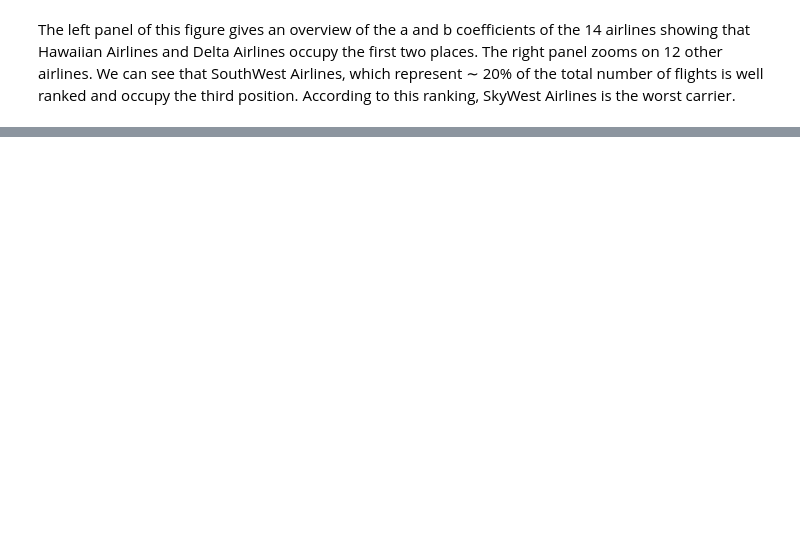
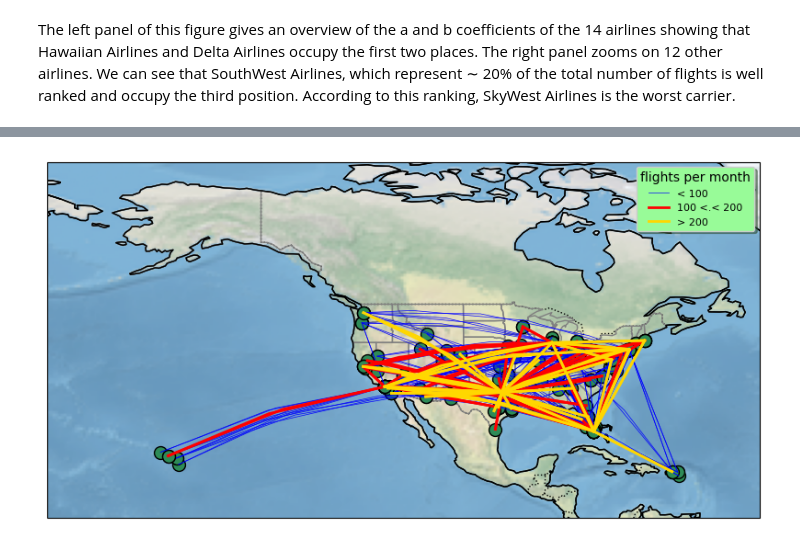
Before and after one commit to arvind-maurya/IIML_Group_Project, a Jupyter notebook: Predicting_flight_delays.ipynb, the cells around one changed output, grey strips where cells are left out. Drawn from its saved outputs; the diff is of its cells as text; code cells hidden in the pictures; blank space fills up the shorter version.

```diff
--- a/Predicting_flight_delays.ipynb
+++ b/Predicting_flight_delays.ipynb
@@ -808,0 +862,84 @@ In the previous section, all the discussion was done on departure delays. Howeve
+# %%
+temp = pd.read_csv('/content/drive/MyDrive/flight_dataset/airports.csv')
+identify_airport = temp.set_index('IATA_CODE')['CITY'].to_dict()
+latitude_airport = temp.set_index('IATA_CODE')['LATITUDE'].to_dict()
+longitude_airport = temp.set_index('IATA_CODE')['LONGITUDE'].to_dict()
+# %%
+import matplotlib.pyplot as plt
+import cartopy.crs as ccrs
+import pandas as pd
+from collections import OrderedDict
+warnings.filterwarnings("ignore")
+
+def make_map(df, carrier, long_min, long_max, lat_min, lat_max):
+    fig = plt.figure(figsize=(10, 10))
+    # ax = fig.add_axes([0., 0., .5, .5])
+    ax = plt.axes(projection=ccrs.PlateCarree())
+    ax.stock_img()
+    ax.set_extent([long_min, long_max, lat_min, lat_max], crs=ccrs.PlateCarree())
+    # ax.set_extent([-180, -50, 10, 75], crs=ccrs.PlateCarree())
+
+
+    ax.coastlines()
+    ax.add_feature(ccrs.cartopy.feature.LAND )
+    ax.add_feature(ccrs.cartopy.feature.BORDERS, linestyle=':')
+    ax.add_feature(ccrs.cartopy.feature.STATES, linestyle='-',edgecolor='gray')
+
+
+    df2 = flights_df[flights_df['AIRLINE'] == carrier]
+    count_trajectories = df2.groupby(['ORIGIN_AIRPORT', 'DESTINATION_AIRPORT']).size()
+    count_trajectories.sort_values(inplace=True)
+
+    # print(count_trajectories)
+
+    for (origin, dest), s in count_trajectories.iteritems():
+        nylat, nylon = latitude_airport[origin], longitude_airport[origin]
+        ax.plot(nylon, nylat, marker='o', markersize=10, markeredgewidth=1,
+                color='seagreen', markeredgecolor='k', transform=ccrs.Geodetic())
+
+    for (origin, dest), s in count_trajectories.iteritems():
+        nylat, nylon = latitude_airport[origin], longitude_airport[origin]
+        lonlat, lonlon = latitude_airport[dest], longitude_airport[dest]
+        if pd.isnull(nylat) or pd.isnull(nylon) or \
+           pd.isnull(lonlat) or pd.isnull(lonlon):
+            continue
+        if s < 100:
+            ax.plot([nylon, lonlon], [nylat, lonlat], linewidth=0.5, color='b',
+                    transform=ccrs.Geodetic(), label='< 100')
+        elif s < 200:
+            ax.plot([nylon, lonlon], [nylat, lonlat], linewidth=2, color='r',
+                    transform=ccrs.Geodetic(), label='100 <.< 200')
+        else:
+            ax.plot([nylon, lonlon], [nylat, lonlat], linewidth=2, color='gold',
+                    transform=ccrs.Geodetic(), label='> 200')
+
+    handles, labels = ax.get_legend_handles_labels()
+    by_label = OrderedDict(zip(labels, handles))
+    key_order = ('< 100', '100 <.< 200', '> 200')
+    new_label = OrderedDict()
+    for key in key_order:
+        if key not in by_label.keys():
+            continue
+        new_label[key] = by_label[key]
+    ax.legend(new_label.values(), new_label.keys(), loc='best', prop={'size': 8},
+              title='flights per month', facecolor='palegreen',
+              shadow=True, frameon=True, framealpha=1)
+
+    ax.coastlines()
+    ax.add_feature(ccrs.cartopy.feature.LAND, edgecolor='black')
+    # ax.set_title('{} flights'.format(abbr_companies[carrier]))
+
+    plt.show()
+
+# # Call the function with your data
+# # make_map(flights_df, 'YourCarrierCode', long_min, long_max, lat_min, lat_max)
+
+coord = dict()
+coord['AA'] = [-180, -50, 10, 75]
+coord['AS'] = [-180, -50, 10, 75]
+coord['HA'] = [-180, -50, 10, 75]
+
+for carrier in ['AA', 'AS', 'HA']:
+    make_map(flights_df, carrier, *coord[carrier])
+# %% [output]
+[figure, added]
```
Also changed, not shown: parts of 10 cells of this notebook.
